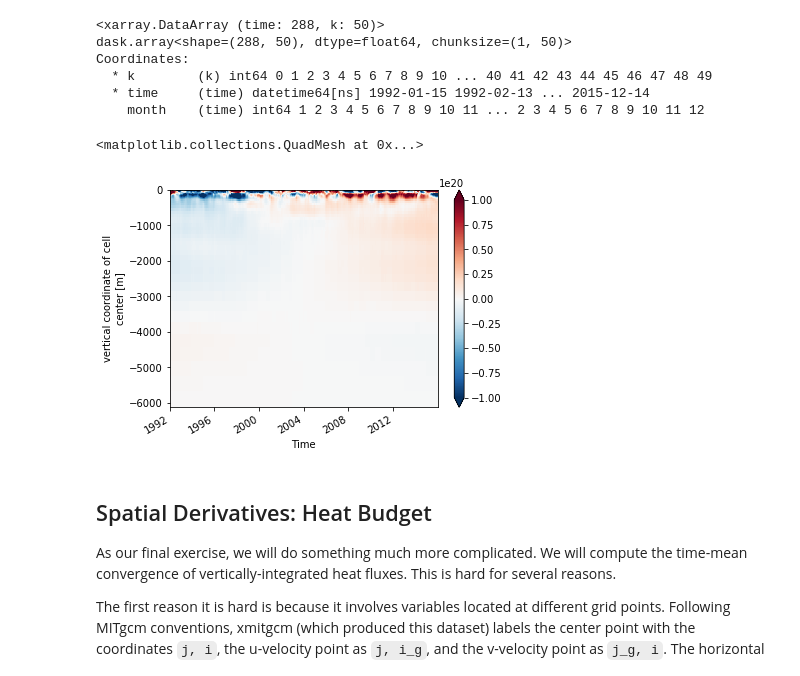
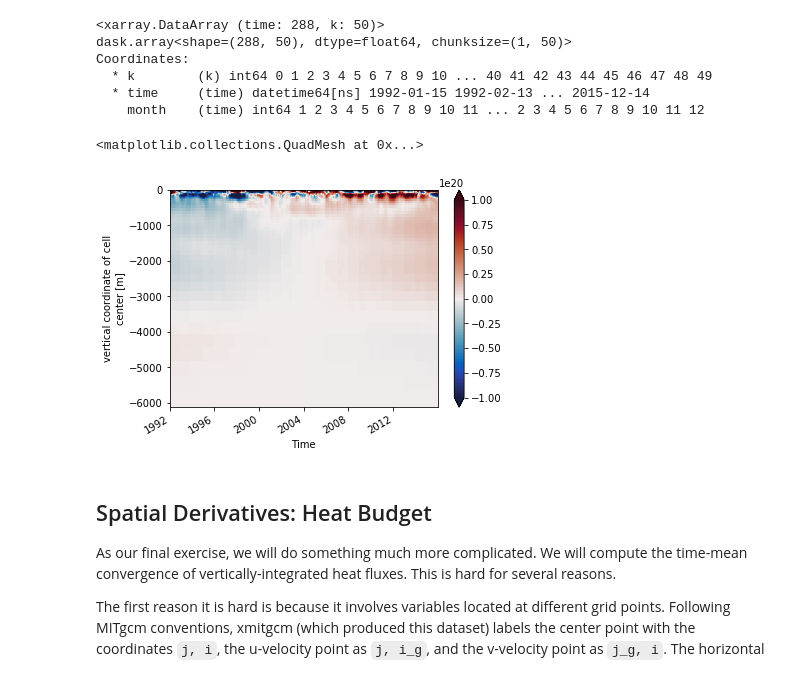
Before and after one commit to cpatrizio88/pangeo_ECCO, a Jupyter notebook: test_ecco.ipynb, the cells around one changed output. Cells and saved outputs as stored; diff of their text form; code cells hidden in the pictures.

```diff
--- a/test_ecco.ipynb
+++ b/test_ecco.ipynb
@@ -204,12 +203,12 @@ Coordinates:
 # %%
 # actually load the data
 ohc.load()
 # put the depth coordinate back for plotting purposes
 ohc.coords['Z'] = coords.Z
-ohc.swap_dims({'k': 'Z'}).transpose().plot(vmax=1e20)
+ohc.swap_dims({'k': 'Z'}).transpose().plot(cmap=cmocean.cm.balance, vmax=1e20)
 # %% [output]
 <matplotlib.collections.QuadMesh at 0x...>
-[figure, old version]
+[figure, new version]
 # %% [markdown]
 ## Spatial Derivatives: Heat Budget
 
```
Also changed, not shown: parts of 14 cells of this notebook.
